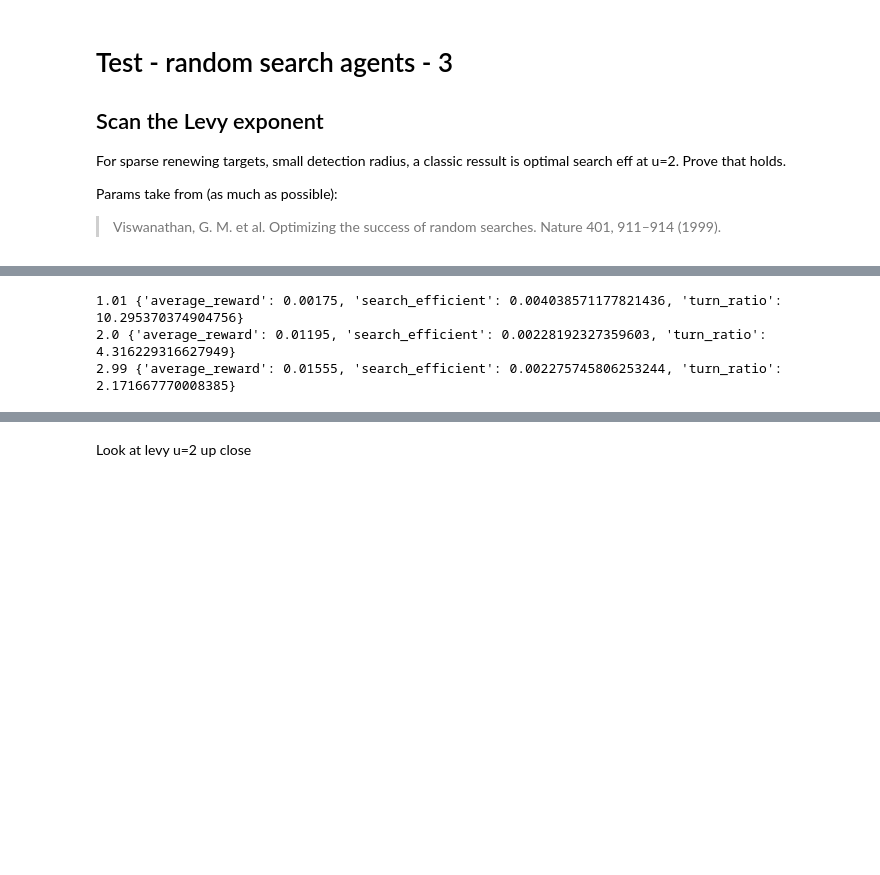
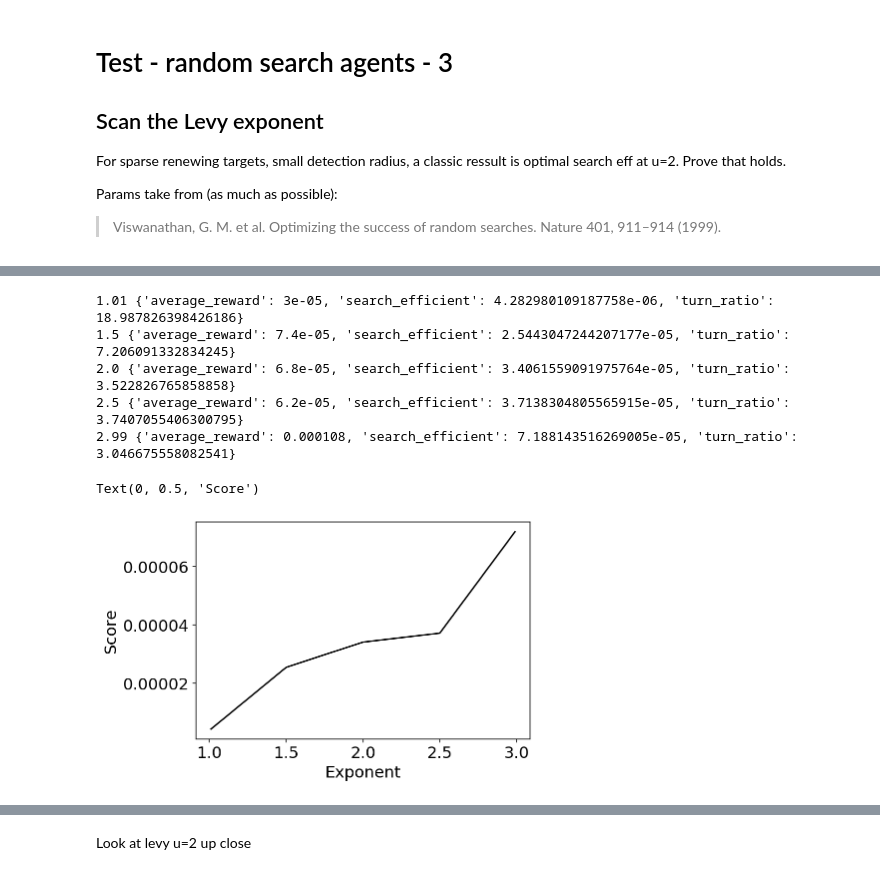
Before and after one commit to parenthetical-e/explorations-book, a Jupyter notebook: explorationlib/testing.ipynb, the cells around one changed output, grey strips where cells are left out. Drawn from its saved outputs; the diff is of its cells as text; code cells hidden in the pictures; blank space fills up the shorter version.

```diff
--- a/explorationlib/testing.ipynb
+++ b/explorationlib/testing.ipynb
@@ -51,7 +51,8 @@ The nb_black extension is already loaded. To reload it, use:
 - First use the `gym.Field`, an open space. Verify the step length distributions, and qualitative behave/position data
 # %%
 env = gym.Field()
-
-brown = agent.Diffusion2d(scale=1)
-levy = agent.Levy2d(exponent=2)
-uniform = agent.Uniform2d(scale=1)
+detection_radius = 1
+min_l = 0.1
+brown = agent.Diffusion2d(min_l=min_l, scale=2, detection_radius=detection_radius)
+levy = agent.Levy2d(min_l=min_l, exponent=2, detection_radius=detection_radius)
+uniform = agent.Uniform2d(min_l=min_l, max_l=10, detection_radius=detection_radius)
@@ -276,41 +330,55 @@ plot_targets2d(env, boundary=target_boundary, title="Environment")
 [interactive output not drawn]
 # %%
 # Run params
-norm = 50
-num_experiments = 20
-num_steps = 1000
+norm = 1
+num_experiments = 1
+num_steps = 500000
 seed = None
 
 # num_exponents = 10
 # exponents = np.linspace(1.01, 2.99, num_exponents)
-exponents = [1.01, 2.00, 2.99]
+exponents = [1.01, 1.5, 2.00, 2.5, 2.99]
+
+# Cleanup old versions
+for path in glob.glob("data/levy*_scan.pkl"):
+    os.remove(path)
 
 # !
 scores = []
 for x in exponents:
     # Init
     x = np.round(x, 2)
     exp_name = f"data/levy{x}_scan.pkl"
-    levy = agent.Levy2d(exponent=x, norm=norm)
+    #     levy = agent.Levy2d(exponent=x, norm=norm)
+    levy = agent.TruncatedLevy2d(exponent=x, norm=norm, max_l=target_boundary[0])
 
     # Run repeats
     experiment(
         exp_name,
         levy,
         env,
         num_steps=num_steps,
         num_experiments=num_experiments,
         seed=seed,
     )
 
     # Measure
     exp_data = load(exp_name)
     scores.append(search_efficient(exp_data))
 
     # Progress
     print(x, summary2d(exp_data))
+
+# Vis
+plt.plot(exponents, scores, color="black")
+plt.xlabel("Exponent")
+plt.ylabel("Score")
 # %% [output]
-1.01 {'average_reward': 0.00175, 'search_efficient': 0.004038571177821436, 'turn_ratio': 10.295370374904756}
-2.0 {'average_reward': 0.01195, 'search_efficient': 0.00228192327359603, 'turn_ratio': 4.316229316627949}
-2.99 {'average_reward': 0.01555, 'search_efficient': 0.002275745806253244, 'turn_ratio': 2.171667770008385}
+1.01 {'average_reward': 3e-05, 'search_efficient': 4.282980109187758e-06, 'turn_ratio': 18.987826398426186}
+1.5 {'average_reward': 7.4e-05, 'search_efficient': 2.5443047244207177e-05, 'turn_ratio': 7.206091332834245}
+2.0 {'average_reward': 6.8e-05, 'search_efficient': 3.4061559091975764e-05, 'turn_ratio': 3.522826765858858}
+2.5 {'average_reward': 6.2e-05, 'search_efficient': 3.7138304805565915e-05, 'turn_ratio': 3.7407055406300795}
+2.99 {'average_reward': 0.000108, 'search_efficient': 7.188143516269005e-05, 'turn_ratio': 3.046675558082541}
+Text(0, 0.5, 'Score')
+[figure, added]
 [interactive output not drawn]
```
Also changed, not shown: parts of 25 cells of this notebook.
